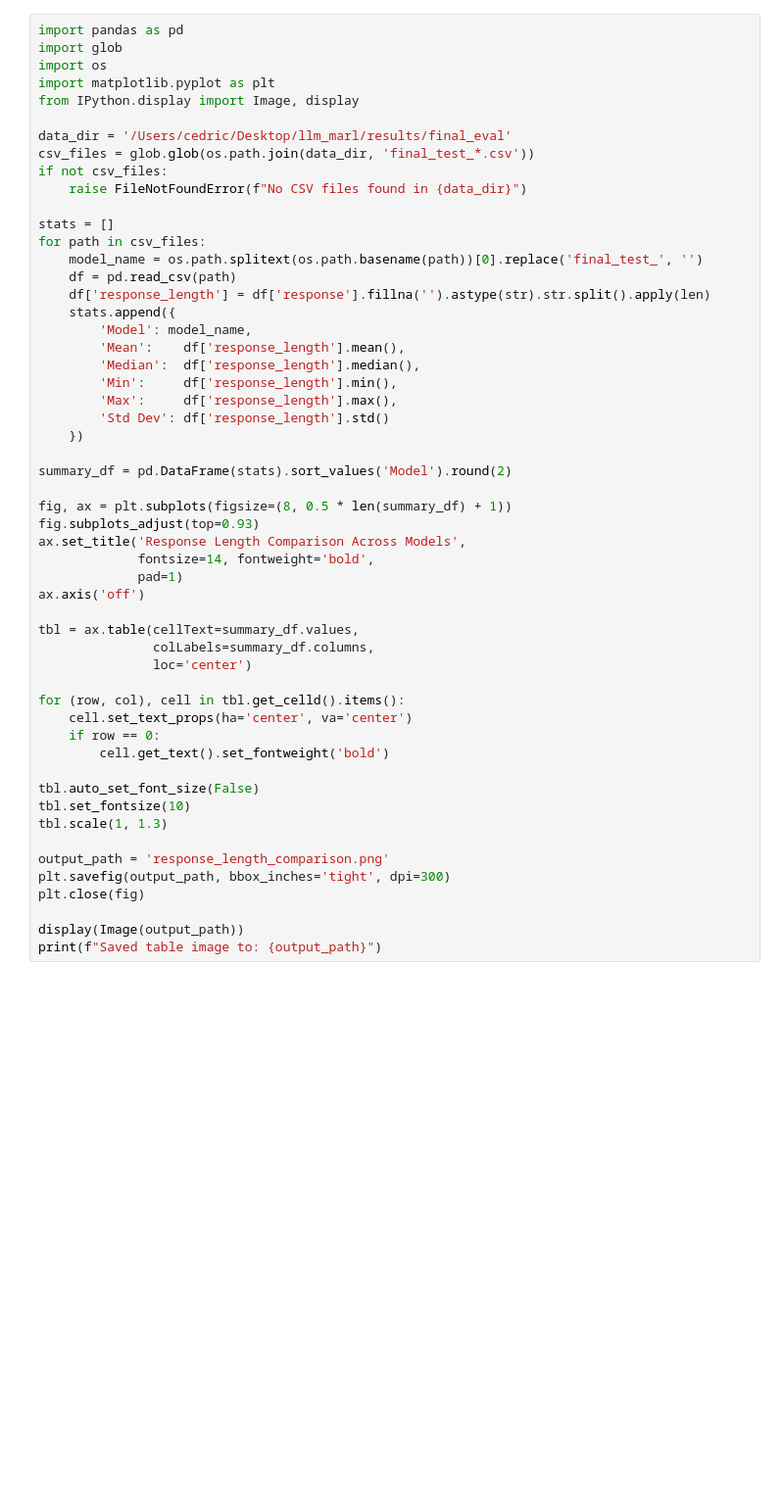
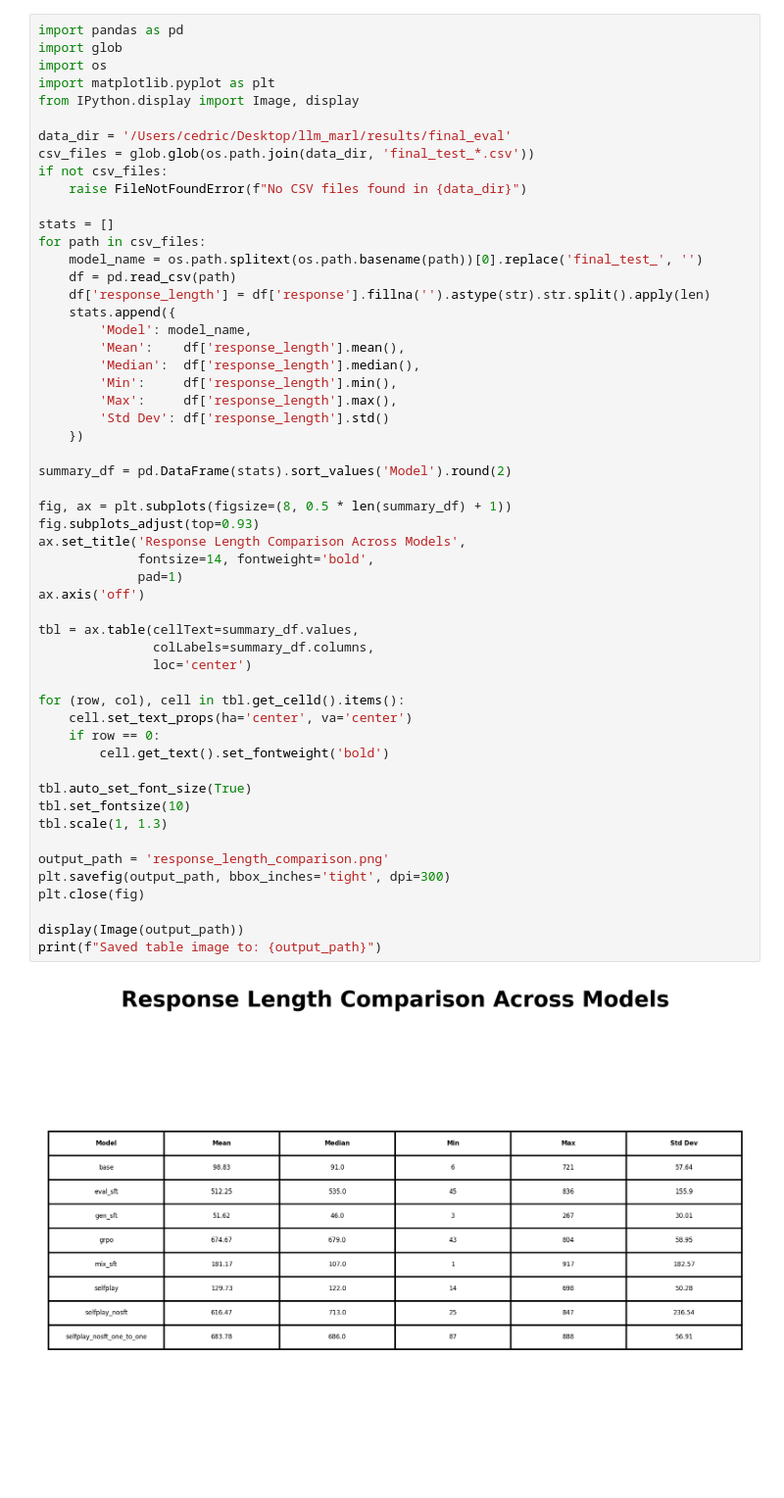
Before and after one commit to user074/llm_marl, a Jupyter notebook: results/evaluation.ipynb, the cells around one changed output. Shown at 98% size. Saved outputs shown, nothing was run; the diff lists cells and outputs as text; blank space fills up the shorter version.

```diff
--- a/results/evaluation.ipynb
+++ b/results/evaluation.ipynb
@@ -25,31 +25,32 @@ for path in csv_files:
     })
 
 summary_df = pd.DataFrame(stats).sort_values('Model').round(2)
 
 fig, ax = plt.subplots(figsize=(8, 0.5 * len(summary_df) + 1))
 fig.subplots_adjust(top=0.93)
 ax.set_title('Response Length Comparison Across Models',
              fontsize=14, fontweight='bold',
              pad=1)
 ax.axis('off')
 
 tbl = ax.table(cellText=summary_df.values,
                colLabels=summary_df.columns,
                loc='center')
 
 for (row, col), cell in tbl.get_celld().items():
     cell.set_text_props(ha='center', va='center')
     if row == 0:
         cell.get_text().set_fontweight('bold')
 
-tbl.auto_set_font_size(False)
+tbl.auto_set_font_size(True)
 tbl.set_fontsize(10)
 tbl.scale(1, 1.3)
 
 output_path = 'response_length_comparison.png'
 plt.savefig(output_path, bbox_inches='tight', dpi=300)
 plt.close(fig)
 
 display(Image(output_path))
 print(f"Saved table image to: {output_path}")
 # %% [output]
+[figure, added]
```
Also changed, not shown: parts of 2 cells of this notebook.
